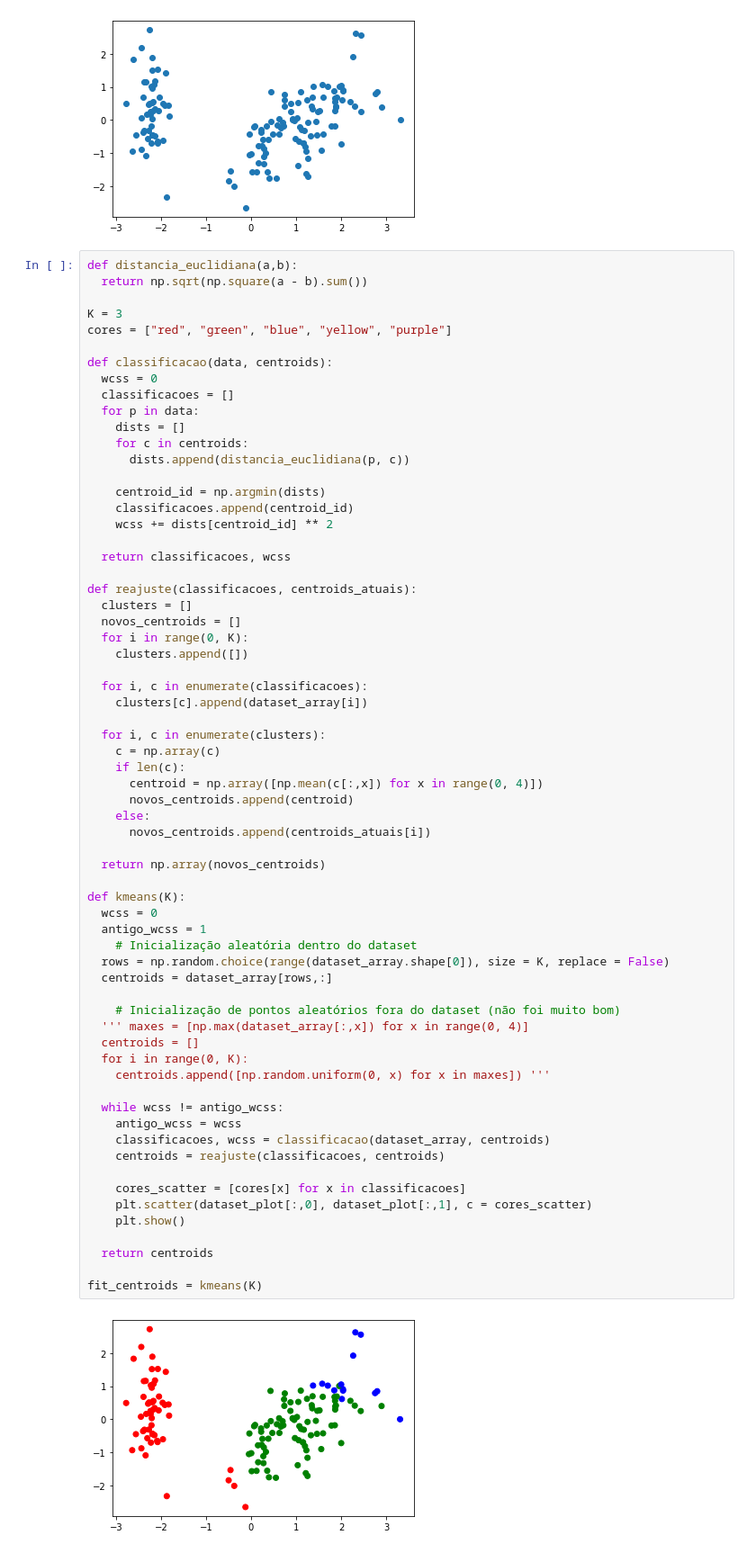
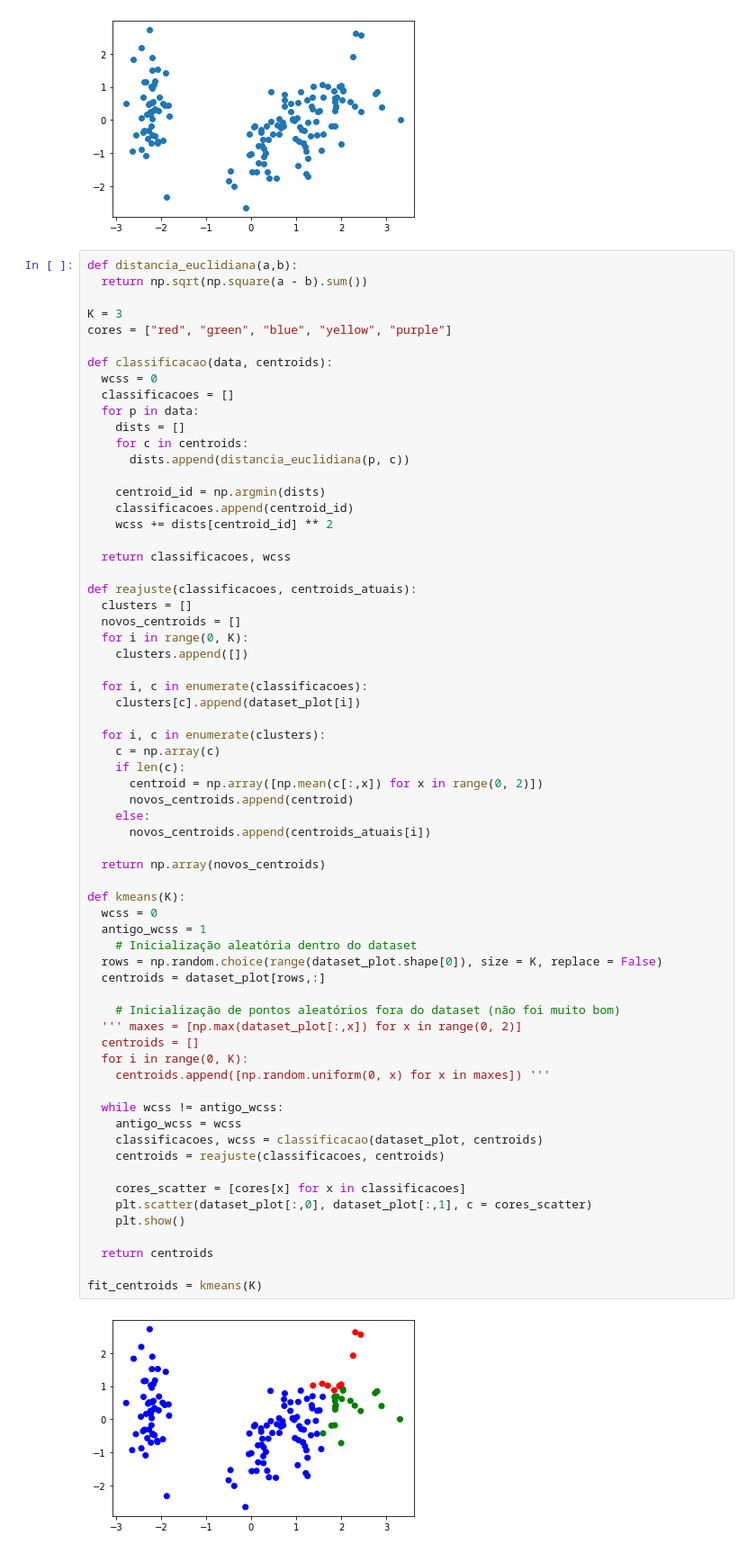
Before and after one commit to franconoronha/treinamento-h2ia, a Jupyter notebook: 7_Kmeans.ipynb, the cells around one changed output. Shown at 90% size. Saved outputs shown, nothing was run; the diff lists cells and outputs as text.

```diff
--- a/7_Kmeans.ipynb
+++ b/7_Kmeans.ipynb
@@ -59,42 +59,42 @@ def reajuste(classificacoes, centroids_atuais):
     clusters.append([])
 
   for i, c in enumerate(classificacoes):
-    clusters[c].append(dataset_array[i])
+    clusters[c].append(dataset_plot[i])
 
   for i, c in enumerate(clusters):
     c = np.array(c)
     if len(c):
-      centroid = np.array([np.mean(c[:,x]) for x in range(0, 4)])
+      centroid = np.array([np.mean(c[:,x]) for x in range(0, 2)])
       novos_centroids.append(centroid)
     else:
       novos_centroids.append(centroids_atuais[i])
 
   return np.array(novos_centroids)
 
 def kmeans(K):
   wcss = 0
   antigo_wcss = 1
     # Inicialização aleatória dentro do dataset
-  rows = np.random.choice(range(dataset_array.shape[0]), size = K, replace = False)
-  centroids = dataset_array[rows,:]
+  rows = np.random.choice(range(dataset_plot.shape[0]), size = K, replace = False)
+  centroids = dataset_plot[rows,:]
 
     # Inicialização de pontos aleatórios fora do dataset (não foi muito bom)
-  ''' maxes = [np.max(dataset_array[:,x]) for x in range(0, 4)]
+  ''' maxes = [np.max(dataset_plot[:,x]) for x in range(0, 2)]
   centroids = []
   for i in range(0, K):
     centroids.append([np.random.uniform(0, x) for x in maxes]) '''
 
   while wcss != antigo_wcss:
     antigo_wcss = wcss
-    classificacoes, wcss = classificacao(dataset_array, centroids)
+    classificacoes, wcss = classificacao(dataset_plot, centroids)
     centroids = reajuste(classificacoes, centroids)
 
     cores_scatter = [cores[x] for x in classificacoes]
     plt.scatter(dataset_plot[:,0], dataset_plot[:,1], c = cores_scatter)
     plt.show()
 
   return centroids
 
 fit_centroids = kmeans(K)
 # %% [output]
-[figure, old version]
+[figure, new version]
```
Also changed, not shown: parts of 1 cell of this notebook.
